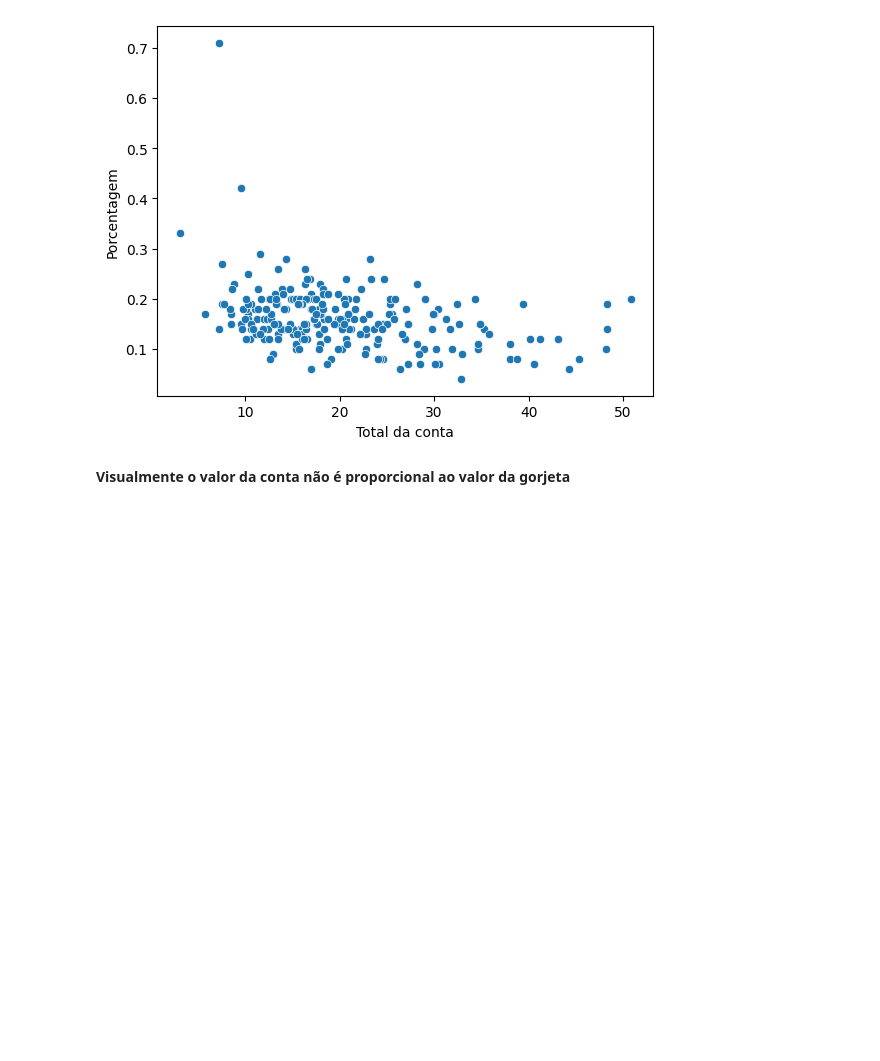
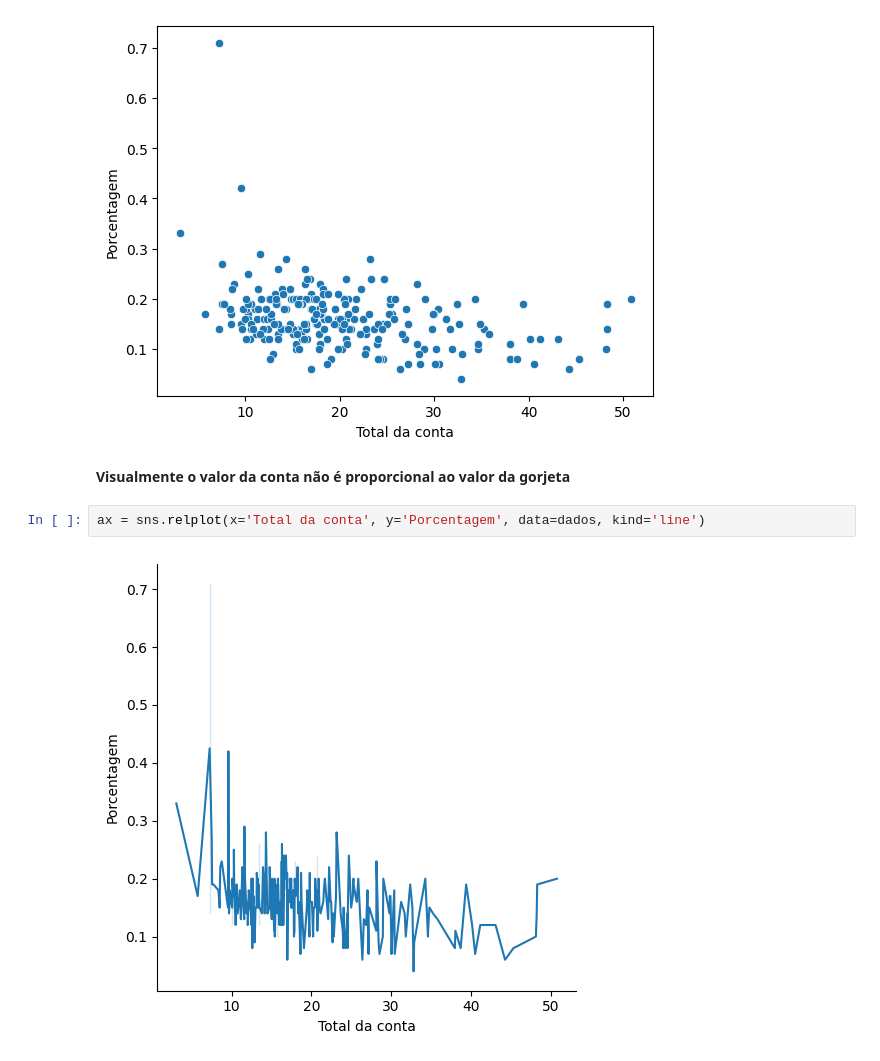
Before and after one commit to RayVilaca/Bootcamp-Data-Analytics, a Jupyter notebook: Cursos-Off/Alura/datavisualization/data-visualization.ipynb, the cells around one changed output. Saved outputs shown, nothing was run; the diff lists cells and outputs as text; blank space fills up the shorter version.

```diff
--- a/Cursos-Off/Alura/datavisualization/data-visualization.ipynb
+++ b/Cursos-Off/Alura/datavisualization/data-visualization.ipynb
@@ -154,3 +154,7 @@ ax = sns.scatterplot(x='Total da conta', y='Porcentagem', data=dados)
 [figure]
 # %% [markdown]
 **Visualmente o valor da conta não é proporcional ao valor da gorjeta**
+# %%
+ax = sns.relplot(x='Total da conta', y='Porcentagem', data=dados, kind='line')
+# %% [output]
+[figure, added]
```
Also changed, not shown: parts of 21 cells of this notebook.
